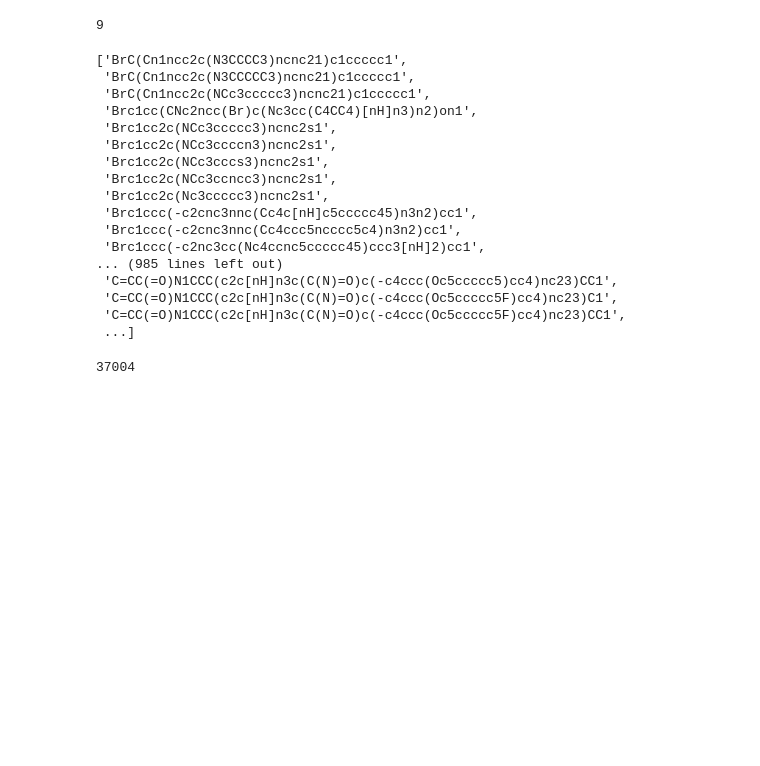
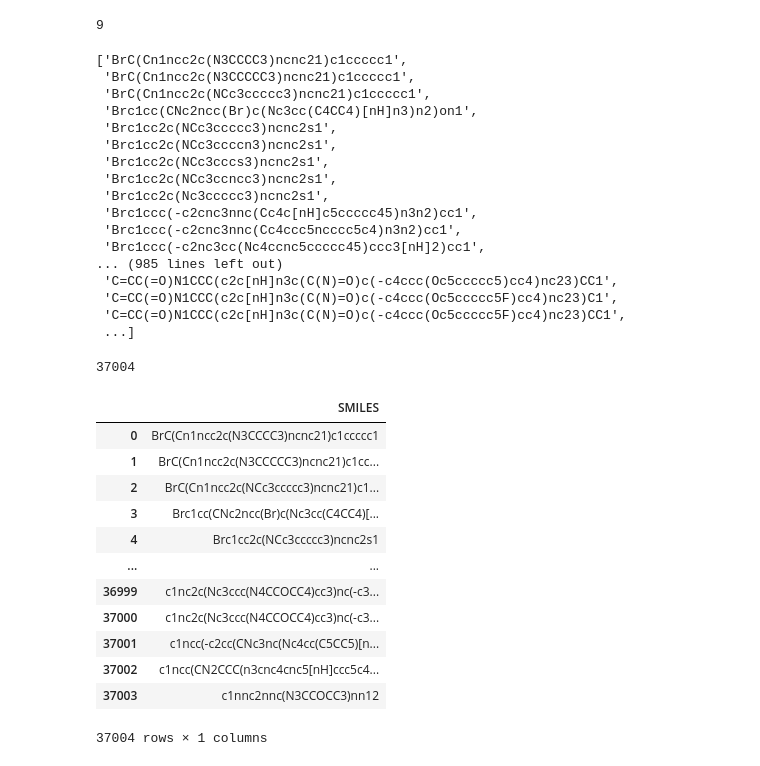
Before and after one commit to thijmenwroos/ppk, a Jupyter notebook: test_kin/rf_st_rges.ipynb, the cells around one changed output. Saved outputs shown, nothing was run; the diff lists cells and outputs as text; code cells hidden in the pictures; blank space fills up the shorter version.

```diff
--- a/test_kin/rf_st_rges.ipynb
+++ b/test_kin/rf_st_rges.ipynb
@@ -197,26 +356,42 @@ print(len(top_targets))
 # %%
 test_mols = df['SMILES'].tolist()
 display(test_mols)
 print(len(test_mols))
+
+df_results = pd.DataFrame({'SMILES':test_mols})
+display(df_results)
 # %% [output]
 ['BrC(Cn1ncc2c(N3CCCC3)ncnc21)c1ccccc1',
  'BrC(Cn1ncc2c(N3CCCCC3)ncnc21)c1ccccc1',
  'BrC(Cn1ncc2c(NCc3ccccc3)ncnc21)c1ccccc1',
  'Brc1cc(CNc2ncc(Br)c(Nc3cc(C4CC4)[nH]n3)n2)on1',
  'Brc1cc2c(NCc3ccccc3)ncnc2s1',
  'Brc1cc2c(NCc3ccccn3)ncnc2s1',
  'Brc1cc2c(NCc3cccs3)ncnc2s1',
  'Brc1cc2c(NCc3ccncc3)ncnc2s1',
  'Brc1cc2c(Nc3ccccc3)ncnc2s1',
  'Brc1ccc(-c2cnc3nnc(Cc4c[nH]c5ccccc45)n3n2)cc1',
  'Brc1ccc(-c2cnc3nnc(Cc4ccc5ncccc5c4)n3n2)cc1',
  'Brc1ccc(-c2nc3cc(Nc4ccnc5ccccc45)ccc3[nH]2)cc1',
 ... (985 lines left out)
  'C=CC(=O)N1CCC(c2c[nH]n3c(C(N)=O)c(-c4ccc(Oc5ccccc5)cc4)nc23)CC1',
  'C=CC(=O)N1CCC(c2c[nH]n3c(C(N)=O)c(-c4ccc(Oc5ccccc5F)cc4)nc23)C1',
  'C=CC(=O)N1CCC(c2c[nH]n3c(C(N)=O)c(-c4ccc(Oc5ccccc5F)cc4)nc23)CC1',
  ...]
 37004
+|  | SMILES |
+| 0 | BrC(Cn1ncc2c(N3CCCC3)ncnc21)c1ccccc1 |
+| 1 | BrC(Cn1ncc2c(N3CCCCC3)ncnc21)c1cc... |
+| 2 | BrC(Cn1ncc2c(NCc3ccccc3)ncnc21)c1... |
+| 3 | Brc1cc(CNc2ncc(Br)c(Nc3cc(C4CC4)[... |
+| 4 | Brc1cc2c(NCc3ccccc3)ncnc2s1 |
+| ... | ... |
+| 36999 | c1nc2c(Nc3ccc(N4CCOCC4)cc3)nc(-c3... |
+| 37000 | c1nc2c(Nc3ccc(N4CCOCC4)cc3)nc(-c3... |
+| 37001 | c1ncc(-c2cc(CNc3nc(Nc4cc(C5CC5)[n... |
+| 37002 | c1ncc(CN2CCC(n3cnc4cnc5[nH]ccc5c4... |
+| 37003 | c1nnc2nnc(N3CCOCC3)nn12 |
+37004 rows × 1 columns
 # %%
 for target in top_targets:
     print(target)
```
Also changed, not shown: parts of 3 cells of this notebook, 1 other file.
